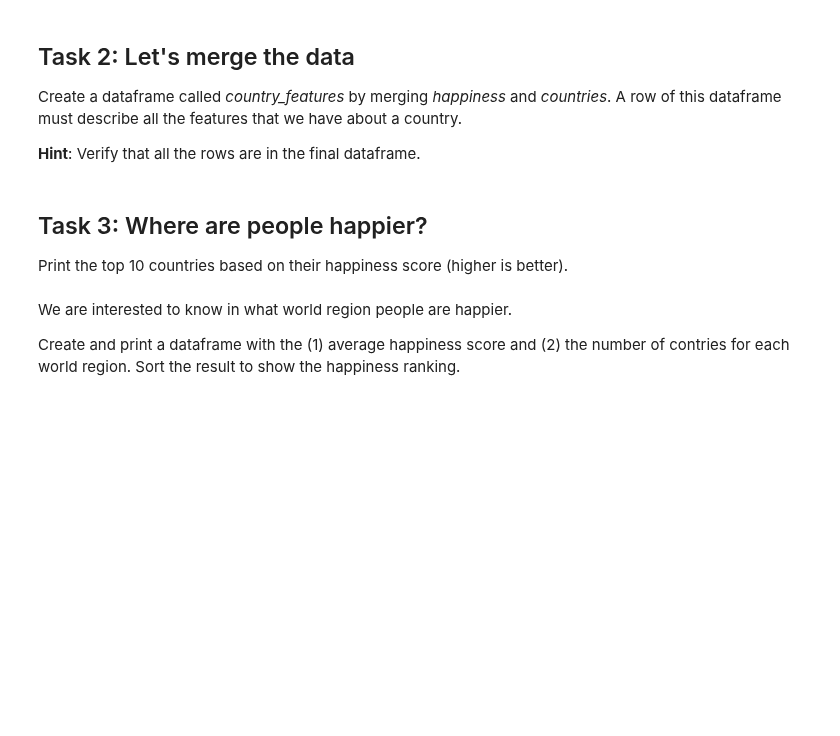
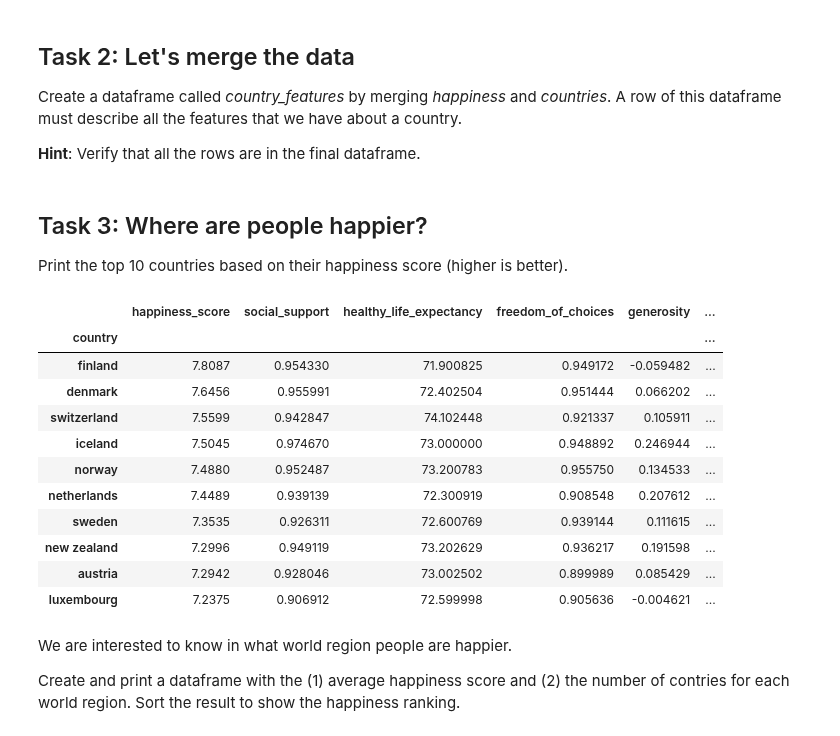
Before and after one commit to haaissa/ada-2026, a Jupyter notebook: Exercises/01 - Handling data/Happiness.ipynb, the cells around one changed output. Drawn from its saved outputs; the diff is of its cells as text; code cells hidden in the pictures; blank space fills up the shorter version.

```diff
--- a/Exercises/01 - Handling data/Happiness.ipynb
+++ b/Exercises/01 - Handling data/Happiness.ipynb
@@ -56,3 +54,8 @@ Load the 2 datasets in Pandas dataframes (called *happiness* and *countries*), a
+# %%
+# Write your code here
+countries = pd.read_csv(COUNTRIES_DATASET, index_col='country_name')
+countries.index.name = 'country'
+happiness = pd.read_csv(HAPPINESS_DATASET, index_col='country')
 # %% [markdown]
 ## Task 2: Let's merge the data
 
@@ -65,8 +70,25 @@ Create a dataframe called *country_features* by merging *happiness* and *countri
 ## Task 3: Where are people happier?
 
 Print the top 10 countries based on their happiness score (higher is better).
+# %%
+def top(df, column, n=5):
+    return df.sort_values(by=column, ascending=False)[:n]
 # %%
 # Write your code here
+top(merged_data, "happiness_score", 10)
+# %% [output]
+|  | happiness_score | social_support | healthy_life_expectancy | freedom_of_choices | generosity | ... |
+| country |  |  |  |  |  | ... |
+| finland | 7.8087 | 0.954330 | 71.900825 | 0.949172 | -0.059482 | ... |
+| denmark | 7.6456 | 0.955991 | 72.402504 | 0.951444 | 0.066202 | ... |
+| switzerland | 7.5599 | 0.942847 | 74.102448 | 0.921337 | 0.105911 | ... |
+| iceland | 7.5045 | 0.974670 | 73.000000 | 0.948892 | 0.246944 | ... |
+| norway | 7.4880 | 0.952487 | 73.200783 | 0.955750 | 0.134533 | ... |
+| netherlands | 7.4489 | 0.939139 | 72.300919 | 0.908548 | 0.207612 | ... |
+| sweden | 7.3535 | 0.926311 | 72.600769 | 0.939144 | 0.111615 | ... |
+| new zealand | 7.2996 | 0.949119 | 73.202629 | 0.936217 | 0.191598 | ... |
+| austria | 7.2942 | 0.928046 | 73.002502 | 0.899989 | 0.085429 | ... |
+| luxembourg | 7.2375 | 0.906912 | 72.599998 | 0.905636 | -0.004621 | ... |
 # %% [markdown]
 We are interested to know in what world region people are happier.
 
```
Also changed, not shown: parts of 17 cells of this notebook, 3 other files.
